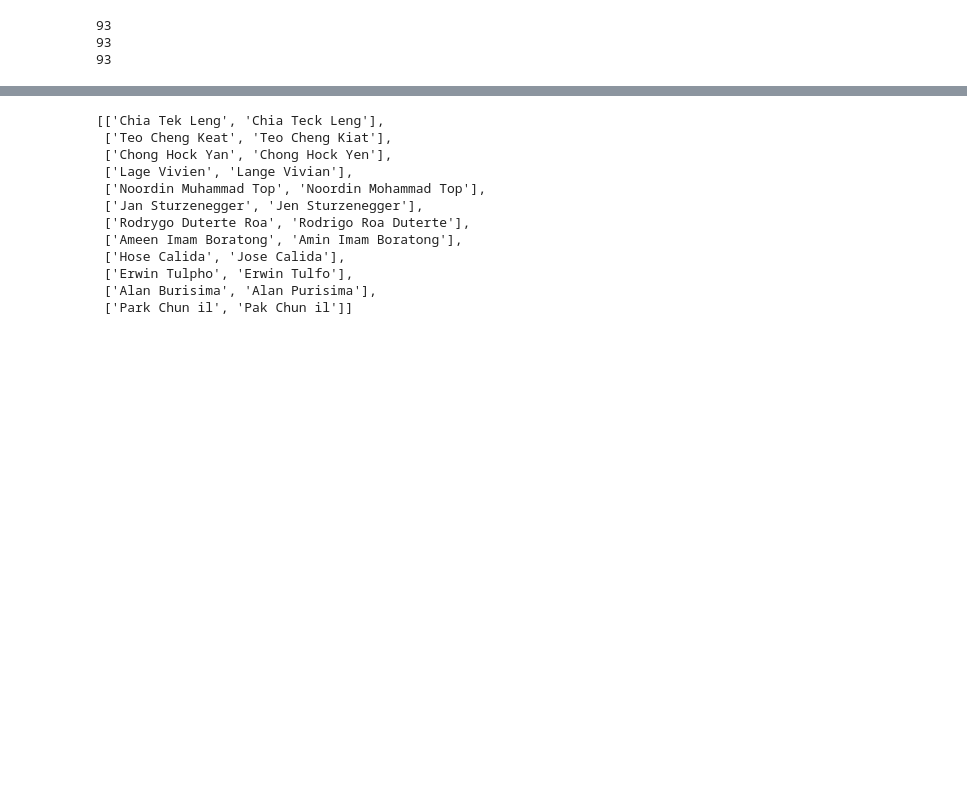
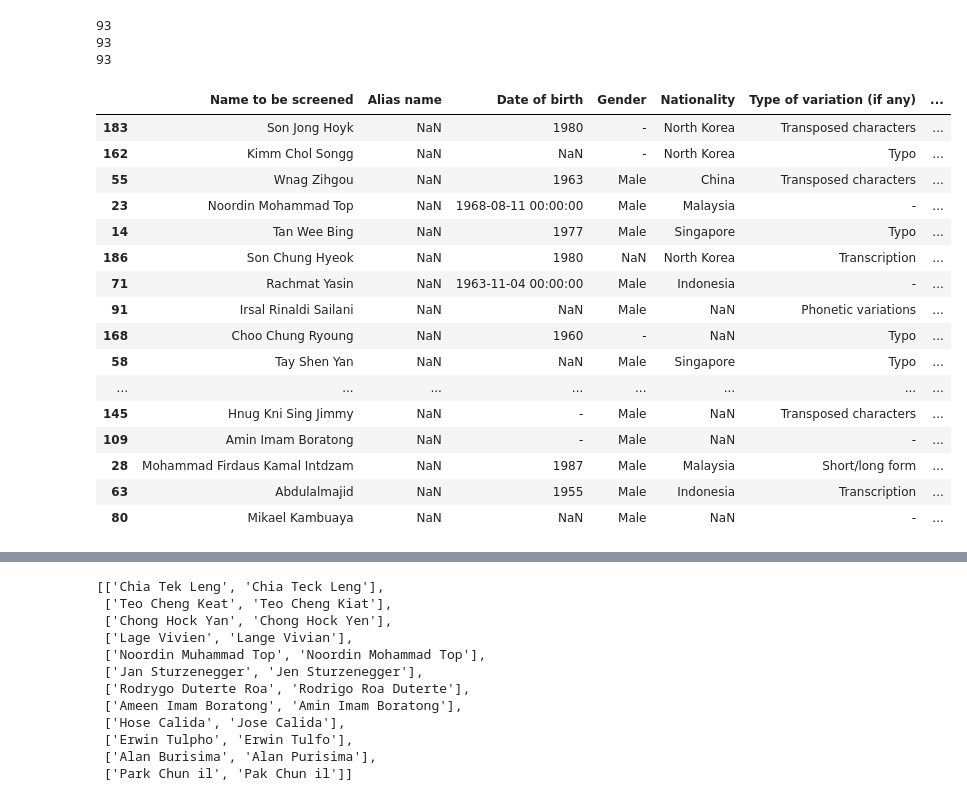
Before and after one commit to dylansee97/Capstone, a Jupyter notebook: Phonetic Name Matching/phonetics.ipynb, the cells around one changed output, grey strips where cells are left out. Saved outputs shown, nothing was run; the diff lists cells and outputs as text; code cells hidden in the pictures; blank space fills up the shorter version.

Commit message:
Compiled querying edits together with ER (Name matching)

```diff
--- a/Phonetic Name Matching/phonetics.ipynb
+++ b/Phonetic Name Matching/phonetics.ipynb
@@ -121,4 +121,24 @@ def test_name_matching(name1, name2):
     print("(NYSIIS) Error: ", jellyfish.nysiis(name2))
     print("(Codex) Actual: ", jellyfish.match_rating_codex(name1))
     print("(Codex) Error: ", jellyfish.match_rating_codex(name2))
+# %%
+df.sample(20)
+# %% [output]
+|  | Name to be screened | Alias name | Date of birth | Gender | Nationality | Type of variation (if any) | ... |
+| 183 | Son Jong Hoyk | NaN | 1980 | - | North Korea | Transposed characters | ... |
+| 162 | Kimm Chol Songg | NaN | NaN | - | North Korea | Typo | ... |
+| 55 | Wnag Zihgou | NaN | 1963 | Male | China | Transposed characters | ... |
+| 23 | Noordin Mohammad Top | NaN | 1968-08-11 00:00:00 | Male | Malaysia | - | ... |
+| 14 | Tan Wee Bing | NaN | 1977 | Male | Singapore | Typo | ... |
+| 186 | Son Chung Hyeok | NaN | 1980 | NaN | North Korea | Transcription | ... |
+| 71 | Rachmat Yasin | NaN | 1963-11-04 00:00:00 | Male | Indonesia | - | ... |
+| 91 | Irsal Rinaldi Sailani | NaN | NaN | Male | NaN | Phonetic variations | ... |
+| 168 | Choo Chung Ryoung | NaN | 1960 | - | NaN | Typo | ... |
+| 58 | Tay Shen Yan | NaN | NaN | Male | Singapore | Typo | ... |
+| ... | ... | ... | ... | ... | ... | ... | ... |
+| 145 | Hnug Kni Sing Jimmy | NaN | - | Male | NaN | Transposed characters | ... |
+| 109 | Amin Imam Boratong | NaN | - | Male | NaN | - | ... |
+| 28 | Mohammad Firdaus Kamal Intdzam | NaN | 1987 | Male | Malaysia | Short/long form | ... |
+| 63 | Abdulalmajid | NaN | 1955 | Male | Indonesia | Transcription | ... |
+| 80 | Mikael Kambuaya | NaN | NaN | Male | NaN | - | ... |
 # %%
```
Also changed, not shown: parts of 3 cells of this notebook, 1 other file.
